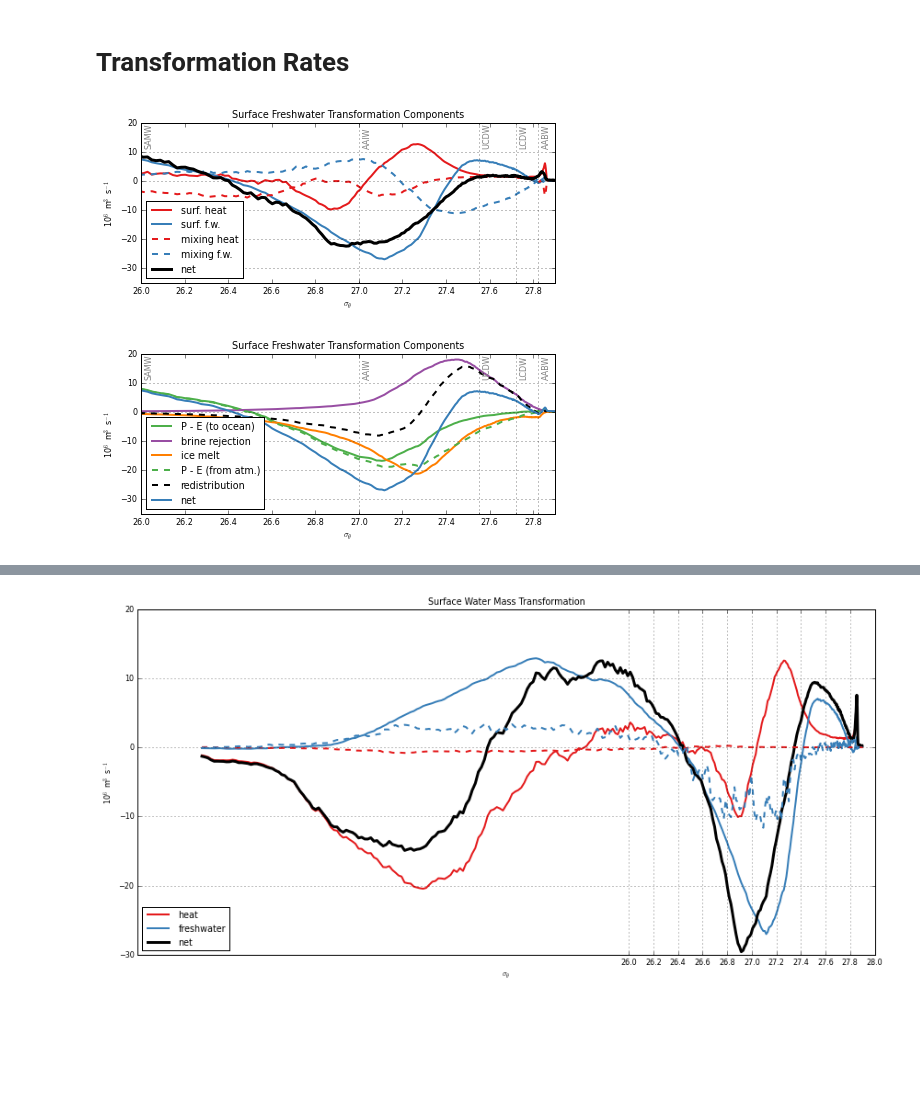
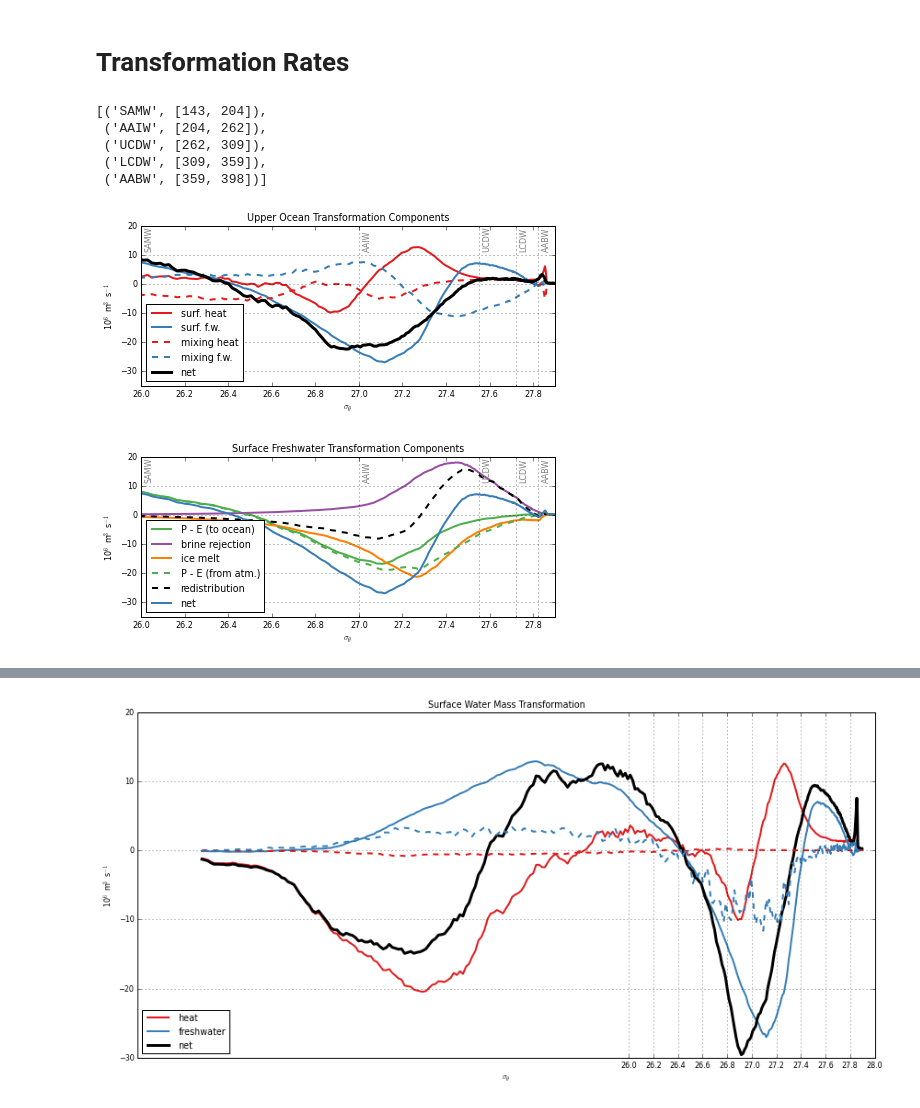
Before and after one commit to dhruvbalwada/watermass, a Jupyter notebook: SOSE_layers_analysis/surface_transformation_sigma0_5day.ipynb, the cells around one changed output, grey strips where cells are left out. Drawn from its saved outputs; the diff is of its cells as text; code cells hidden in the pictures; blank space fills up the shorter version.

```diff
--- a/SOSE_layers_analysis/surface_transformation_sigma0_5day.ipynb
+++ b/SOSE_layers_analysis/surface_transformation_sigma0_5day.ipynb
@@ -306,3 +256,20 @@ wmass_names = {'SAMW': 26.0, 'AAIW': 27.0, 'UCDW': 27.55, 'LCDW': 27.72, 'AABW':
+# %%
+sig = rholevs[1:]-1000
+
+wmass_idx = []
+
+for wmass_name, wmass_lims in wmass_boundaries:
+    idx = [np.argmin((sig - s)**2) for s in wmass_lims]
+    wmass_idx.append(
+        (wmass_name, idx)
+    )
+wmass_idx
+# %% [output]
+[('SAMW', [143, 204]),
+ ('AAIW', [204, 262]),
+ ('UCDW', [262, 309]),
+ ('LCDW', [309, 359]),
+ ('AABW', [359, 398])]
 # %%
 trans_mean = transformation.mean(axis=0)
 #trans_mean = transformation_run_matt.mean(axis=0)
@@ -334,7 +301,7 @@ ax.plot(rholevs[1:]-1000, (trans_mean[idx_mean].sum(axis=0)
          , 'k', linewidth=3)
 ax.legend(['surf. heat', 'surf. f.w.', 'mixing heat', 'mixing f.w.', 'net'], loc='lower left')
 ax.grid()
-ax.set_title('Surface Freshwater Transformation Components')
+ax.set_title('Upper Ocean Transformation Components')
 ax.set_xlabel(r'$\sigma_\theta$')
 ax.set_ylabel(r'10$^6$ m$^3$ s$^{-1}$')
 
@@ -374,33 +341,33 @@ ax.plot(rholevs[1:]-1000, trans_mean[2]/1e6, color=mcols[1], linewidth=2)
 
 
 #plt.plot(rholevs[1:]-1000, trans_mean[1:].T/1e6, linewidth=2)
 #plt.legend(['heat', 'fw', 'net'], loc='lower left')
 #plt.legend(fw_flux_types, loc='lower left')
 ax.legend(['P - E (to ocean)', 'brine rejection', 'ice melt',
-            'P - E (from atm.)','redistribution', 'net'], loc='lower_left')
+            'P - E (from atm.)','redistribution', 'net'], loc='lower left')
 ax.grid()
 ax.set_title('Surface Freshwater Transformation Components')
 ax.set_xlabel(r'$\sigma_\theta$')
 ax.set_ylabel(r'10$^6$ m$^3$ s$^{-1}$')
 
 ax.set_xticks(np.arange(26,28.2,0.2), minor=False);
 ax.set_xticks(wmass_names.values(), minor=True);
 
 ax.xaxis.grid(False, which='major')
 ax.xaxis.grid(True, which='minor')
 
 for name, dens in wmass_names.iteritems():
     ax.text(dens+0.02, 11, name, color='0.5',
             ha='left', va='bottom', rotation='vertical')
 
 ax.set_xlim([26,27.9])
 ax.set_ylim([-35,20])
 plt.tight_layout()
 plt.savefig('../figures_ice_moc/transformation_fw_sigma0.pdf')
 
 
 
 #plt.savefig('../figures_ice_moc/transformation_5day_hires.pdf')
 # %% [output]
-[figure, old version]
+[figure, new version]
 [figure]
```
Also changed, not shown: parts of 7 cells of this notebook, 1 other file.
